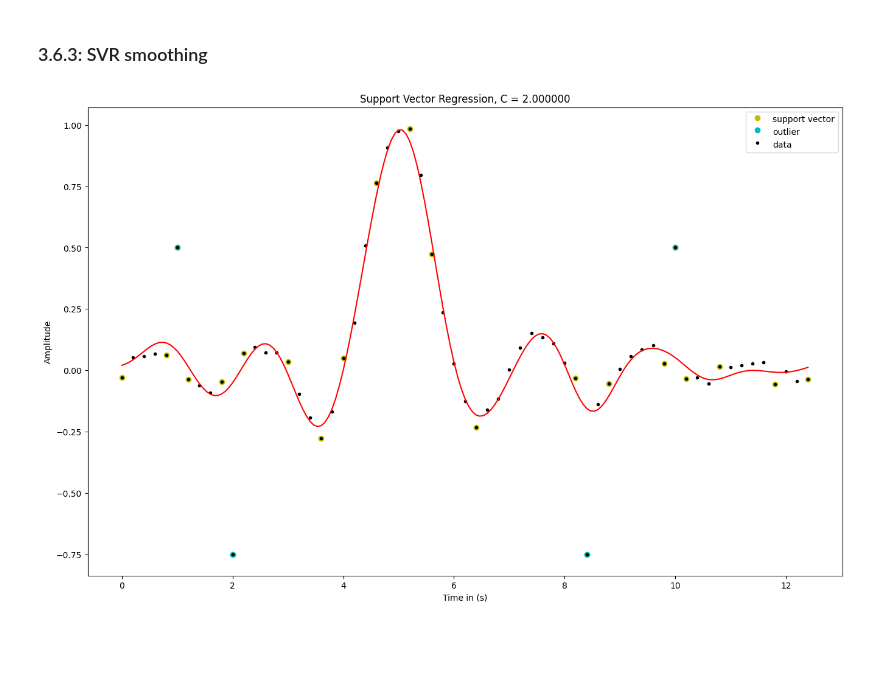
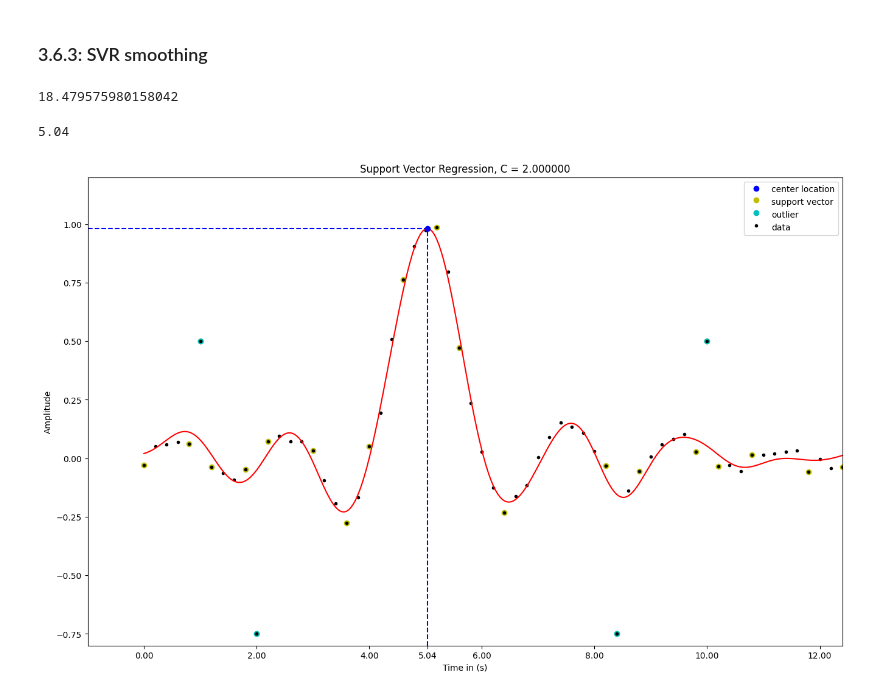
Before and after one commit to s184012/ml-in-signal-assignment3, a Jupyter notebook: problemset3.ipynb, the cells around one changed output. Saved outputs shown, nothing was run; the diff lists cells and outputs as text; code cells hidden in the pictures; blank space fills up the shorter version.

```diff
--- a/problemset3.ipynb
+++ b/problemset3.ipynb
@@ -467,7 +474,7 @@ ax.grid()
 from sklearn.svm import SVR
 
 ## Upsampling the signal
-samples_multiplier = 3
+samples_multiplier = 5
 samples = samples_multiplier*N - (samples_multiplier-1)
 t_sample = np.linspace(t[0], t[-1], samples)
 indices = np.arange(0, samples, samples_multiplier)
@@ -479,31 +486,53 @@ kernel_params=0.8
 C=2
 
 gamma = 1/(np.square(kernel_params)) # gamma needs to be calculated in order to use 'Gaussian' kernel, which is not available in the library
 regressor = SVR(kernel='rbf', gamma=gamma, C=C, epsilon=epsilon)
 
 # convert data to proper dimensions in order to fit requirements of the library
 x_col = t.reshape(( np.size(t), 1))
 y_row = np.copy(y)
 t_col = t_sample.reshape(( np.size(t_sample), 1))
 
 t_col = np.around(t_col, decimals=4)
 x_col = np.around(x_col, decimals=4)
 y_row = np.around(y_row, decimals=4)
 
 regressor.fit(x_col,y_row)
 y_pred = regressor.predict(t_col)
 
+# Outlier detection
 outliers = regressor.support_[(np.abs(regressor.dual_coef_) >= C).squeeze()]
+
+# SNR in dB
+mask = np.ones(len(t), dtype=bool)
+mask[outliers] = False
+error = y[mask] - y_pred[indices][mask]
+snr = 10*np.log10(np.sum(y_pred[indices][mask]**2)/np.sum(error**2))
+display(snr)
+
+# Center loaction
+max_idx = np.argmax(y_pred.squeeze())
+ymax, tmax = y_pred[max_idx], t_sample[max_idx]
+display(tmax)
+
 # plot
 plt.figure(figsize=(16,10))
 plt.stem(x_col[regressor.support_], y_row[regressor.support_], linefmt = 'none', markerfmt='yo', label='support vector', basefmt=" ", )
 plt.stem(x_col[outliers], y_row[outliers], linefmt = 'none', markerfmt='co', label='outlier', basefmt=" ", )
 plt.stem(x_col, y_row,  linefmt = 'none', markerfmt='k.', label='data', basefmt=" ", )
 plt.plot(t_col, y_pred, color = 'red')
+plt.plot(tmax, ymax, 'bo', label='center location')
+plt.xticks(list(plt.xticks()[0]) + [round(tmax,3)])
+plt.xlim(-1, max(t))
+plt.ylim(-.8, 1.2)
+plt.vlines(tmax, -.8, ymax, linestyles='dashed', colors='b')
+plt.hlines(ymax, -1, tmax, linestyles='dashed', colors='b')
 plt.title("Support Vector Regression, C = %f" % C)
 plt.xlabel("Time in (s)")
 plt.ylabel("Amplitude")
 plt.legend()
 plt.show()
 # %% [output]
+18.479575980158042
+5.04
-[figure, old version]
+[figure, new version]
```
Also changed, not shown: parts of 2 cells of this notebook.
